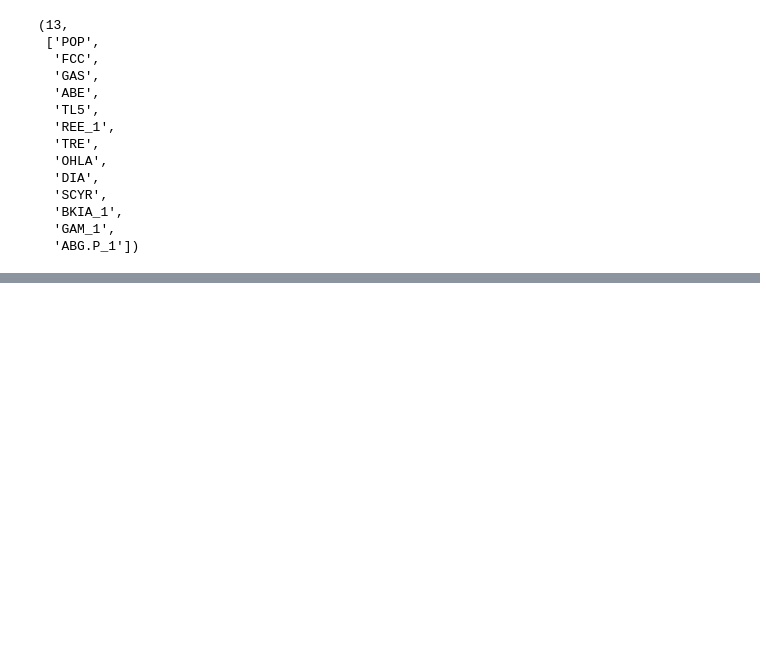
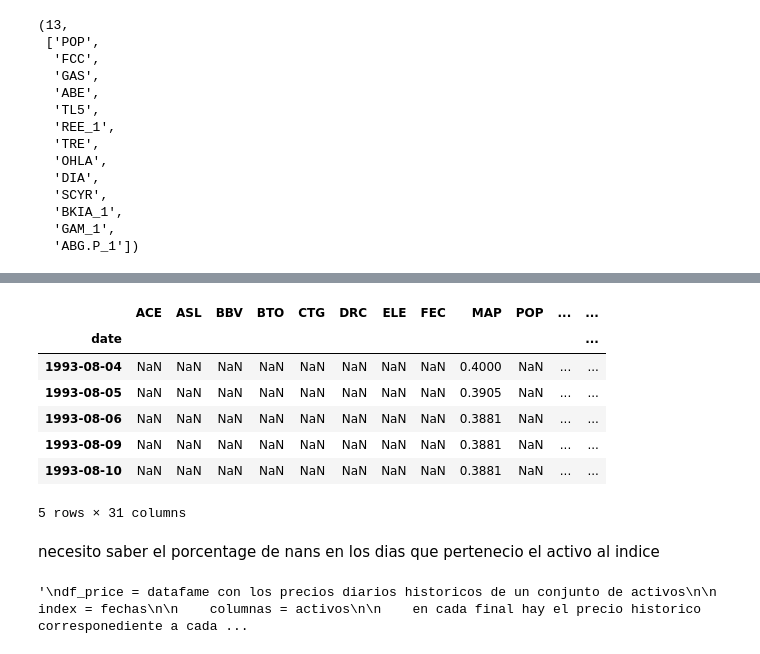
Before and after one commit to tintenderete/TFM, a Jupyter notebook: DATA/ibex_historical_data.ipynb, the cells around one changed output, grey strips where cells are left out. Saved outputs shown, nothing was run; the diff lists cells and outputs as text; code cells hidden in the pictures; blank space fills up the shorter version.

```diff
--- a/DATA/ibex_historical_data.ipynb
+++ b/DATA/ibex_historical_data.ipynb
@@ -319,0 +310,37 @@ len(res), res
+# %%
+_activos = activos_disponibles(df_composition, start_date, end_date)
+# %%
+df_price.loc[start_date:end_date, _activos].head()
+# %% [output]
+|  | ACE | ASL | BBV | BTO | CTG | DRC | ELE | FEC | MAP | POP | ... | ... |
+| date |  |  |  |  |  |  |  |  |  |  |  | ... |
+| 1993-08-04 | NaN | NaN | NaN | NaN | NaN | NaN | NaN | NaN | 0.4000 | NaN | ... | ... |
+| 1993-08-05 | NaN | NaN | NaN | NaN | NaN | NaN | NaN | NaN | 0.3905 | NaN | ... | ... |
+| 1993-08-06 | NaN | NaN | NaN | NaN | NaN | NaN | NaN | NaN | 0.3881 | NaN | ... | ... |
+| 1993-08-09 | NaN | NaN | NaN | NaN | NaN | NaN | NaN | NaN | 0.3881 | NaN | ... | ... |
+| 1993-08-10 | NaN | NaN | NaN | NaN | NaN | NaN | NaN | NaN | 0.3881 | NaN | ... | ... |
+5 rows × 31 columns
+# %% [markdown]
+necesito saber el porcentage de nans en los dias que pertenecio el activo al indice
+# %%
+"""
+df_price = datafame con los precios diarios historicos de un conjunto de activos
+
+    index = fechas
+
+    columnas = activos
+
+    en cada final hay el precio historico corresponediente a cada activo en cada dia
+
+df_composition = dataframe con las fechas inicial y final de periodos donde los activos estaban disponibles
+
+primera columna (Activo)= nombre del activo
+segunda columna (Inclusion) = fecha del primera dia que el activo estaba disponible
+tercera columna (Exclusion) = fecha del ultimo dia que el activo estaba disponible
+
+
+necesito saber que porcentage de nans hay para cada activo en los dias que pertenecio al indice
+
+"""
+# %% [output]
+'\ndf_price = datafame con los precios diarios historicos de un conjunto de activos\n\n    index = fechas\n\n    columnas = activos\n\n    en cada final hay el precio historico corresponediente a cada ...
```
Also changed, not shown: parts of 32 cells of this notebook.
